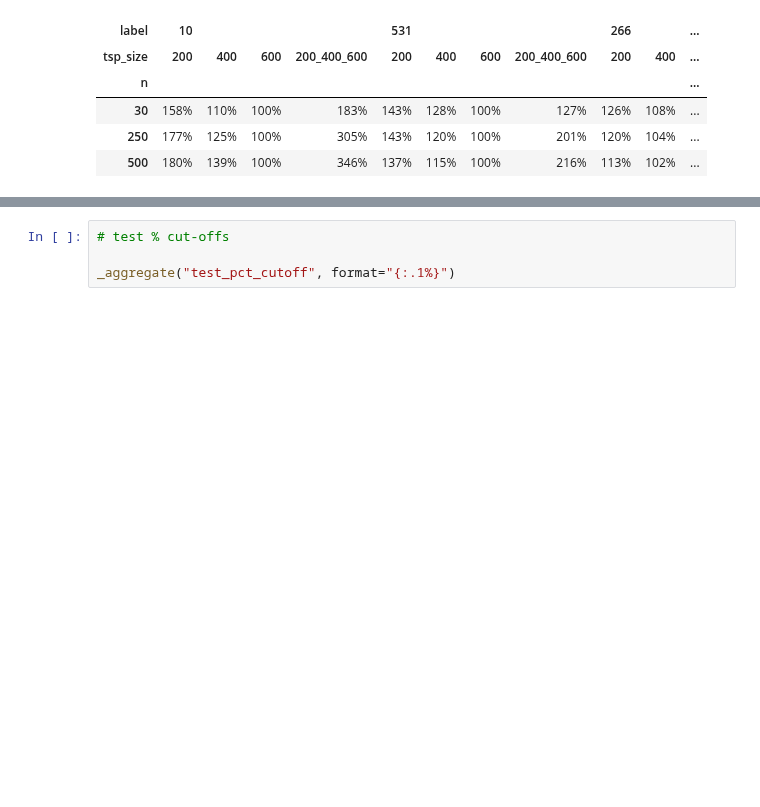
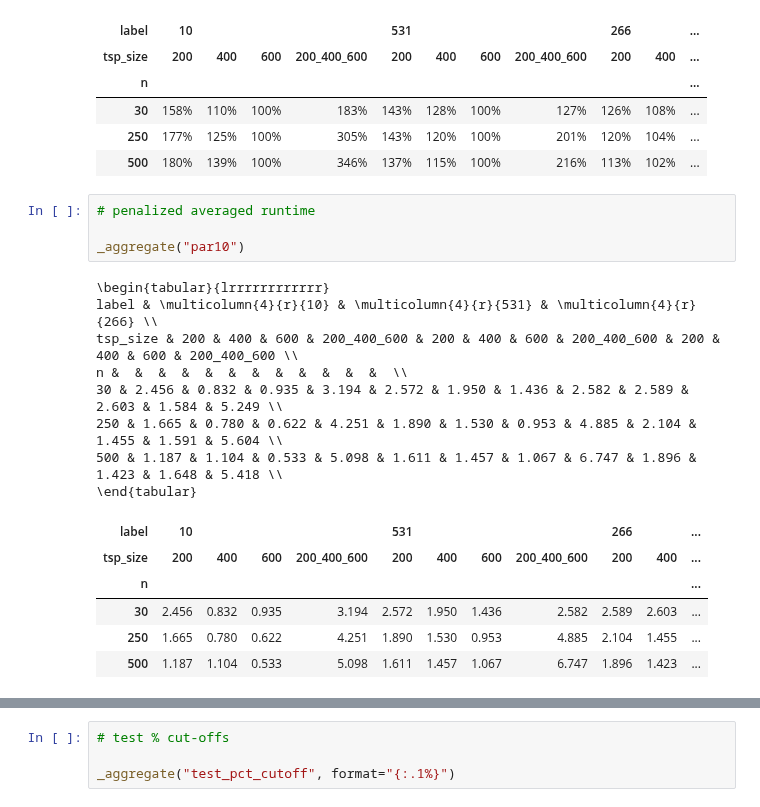
Before and after one commit to zakrzewow/raw-algorithm-portfolios, a Jupyter notebook: results_article_instance_scaling.ipynb, the cells around one changed output, grey strips where cells are left out. Cells and saved outputs as stored; diff of their text form; blank space fills up the shorter version.

```diff
--- a/results_article_instance_scaling.ipynb
+++ b/results_article_instance_scaling.ipynb
@@ -408,3 +392,22 @@ n &  &  &  &  &  &  &  &  &  &  &  &  \\
 | 30 | 158% | 110% | 100% | 183% | 143% | 128% | 100% | 127% | 126% | 108% | ... |
 | 250 | 177% | 125% | 100% | 305% | 143% | 120% | 100% | 201% | 120% | 104% | ... |
 | 500 | 180% | 139% | 100% | 346% | 137% | 115% | 100% | 216% | 113% | 102% | ... |
+# %%
+# penalized averaged runtime
+
+_aggregate("par10")
+# %% [output]
+\begin{tabular}{lrrrrrrrrrrrr}
+label & \multicolumn{4}{r}{10} & \multicolumn{4}{r}{531} & \multicolumn{4}{r}{266} \\
+tsp_size & 200 & 400 & 600 & 200_400_600 & 200 & 400 & 600 & 200_400_600 & 200 & 400 & 600 & 200_400_600 \\
+n &  &  &  &  &  &  &  &  &  &  &  &  \\
+30 & 2.456 & 0.832 & 0.935 & 3.194 & 2.572 & 1.950 & 1.436 & 2.582 & 2.589 & 2.603 & 1.584 & 5.249 \\
+250 & 1.665 & 0.780 & 0.622 & 4.251 & 1.890 & 1.530 & 0.953 & 4.885 & 2.104 & 1.455 & 1.591 & 5.604 \\
+500 & 1.187 & 1.104 & 0.533 & 5.098 & 1.611 & 1.457 & 1.067 & 6.747 & 1.896 & 1.423 & 1.648 & 5.418 \\
+\end{tabular}
+| label | 10 |  |  |  | 531 |  |  |  | 266 |  | ... |
+| tsp_size | 200 | 400 | 600 | 200_400_600 | 200 | 400 | 600 | 200_400_600 | 200 | 400 | ... |
+| n |  |  |  |  |  |  |  |  |  |  | ... |
+| 30 | 2.456 | 0.832 | 0.935 | 3.194 | 2.572 | 1.950 | 1.436 | 2.582 | 2.589 | 2.603 | ... |
+| 250 | 1.665 | 0.780 | 0.622 | 4.251 | 1.890 | 1.530 | 0.953 | 4.885 | 2.104 | 1.455 | ... |
+| 500 | 1.187 | 1.104 | 0.533 | 5.098 | 1.611 | 1.457 | 1.067 | 6.747 | 1.896 | 1.423 | ... |
```
Also changed, not shown: parts of 3 cells of this notebook, 2 other files.
